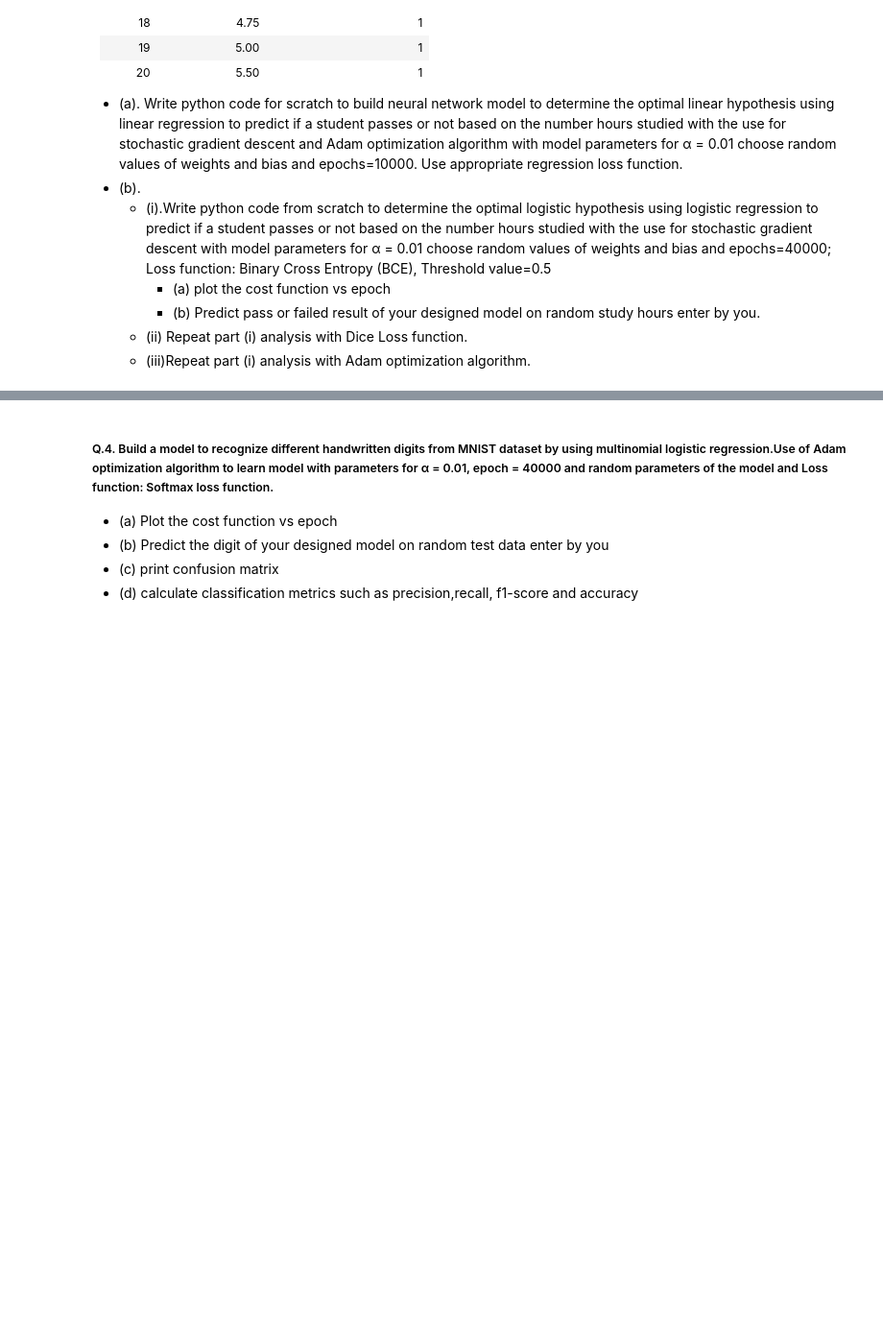
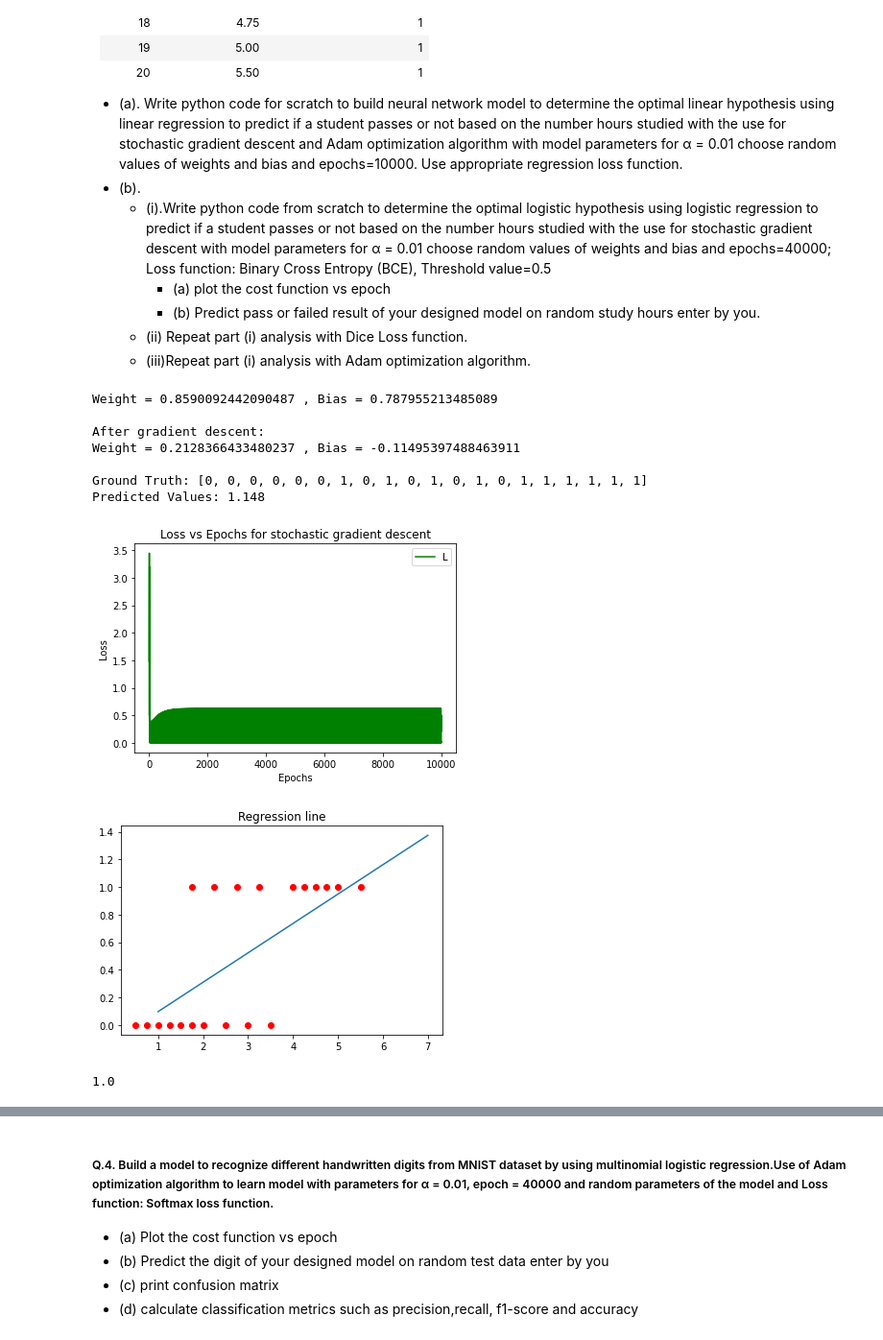
Before and after one commit to Adithya-Jayan/EC460_NNDL, a Jupyter notebook: Assignment2.ipynb, the cells around one changed output, grey strips where cells are left out. Shown at 96% size. Cells and saved outputs as stored; diff of their text form; code cells hidden in the pictures; blank space fills up the shorter version.

```diff
--- a/Assignment2.ipynb
+++ b/Assignment2.ipynb
@@ -360,3 +371,55 @@ appropriate regression loss function.
         - (b) Predict pass or failed result of your designed model on random study hours enter by you.
     - (ii) Repeat part (i) analysis with Dice Loss function.
     - (iii)Repeat part (i) analysis with Adam optimization algorithm.
+# %%
+X = [0.5 ,0.75,1.00,1.25,1.50,1.75,1.75,2.00,2.25,2.50,2.75,3.00,3.25,3.50,4.00,4.25,4.50,4.75,5.00, 5.50]
+Y = [0,0,0,0,0,0,1,0,1,0,1,0,1,0,1,1,1,1,1,1]
+alpha = 0.01
+epochs = 10000
+# %%
+#Initialise neuron
+A = Neuron(rate = alpha)
+
+#gradient_decent
+A.disp_params()
+
+s_loss = [np.inf]
+for pos in range(epochs):
+    Prediction = A.forward_step(X[pos%len(X)])
+    s_loss = s_loss + [np.mean(np.square(Prediction-Y[pos%len(X)]))]    #Save loss for plotting
+    A.stochastic_gradient_descent_step(X[pos%len(X)],Y[pos%len(X)]) #Perform gradient descent
+
+#Display final weight and bias values
+print("\nAfter gradient descent:")
+A.disp_params()
+
+#Display predicted values vs ground truth
+print("\nGround Truth:",Y)
+print("Predicted Values:",np.round(Prediction,3))
+
+#Plot loss vs Iteration graph
+plt.plot(s_loss,'g')
+plt.legend("Loss")
+plt.title("Loss vs Epochs for stochastic gradient descent")
+plt.xlabel("Epochs")
+plt.ylabel("Loss")
+plt.show()
+
+#plotting regression line
+X_line=np.linspace(1,7,100)
+Y_line = [(i* A.weight + A.bias) for i in X_line]
+plt.figure()
+plt.plot(X_line,Y_line)
+plt.scatter(X,Y,color = 'r')
+plt.title("Regression line")
+plt.show()
+# %% [output]
+Weight = 0.8590092442090487 , Bias = 0.787955213485089
+
+After gradient descent:
+Weight = 0.2128366433480237 , Bias = -0.11495397488463911
+
+Ground Truth: [0, 0, 0, 0, 0, 0, 1, 0, 1, 0, 1, 0, 1, 0, 1, 1, 1, 1, 1, 1]
+Predicted Values: 1.148
+[figure, added]
+[figure, added]
@@ -362,0 +459,4 @@ appropriate regression loss function.
+# %%
+np.round(0.51)
+# %% [output]
+1.0
```
Also changed, not shown: parts of 12 cells of this notebook.
